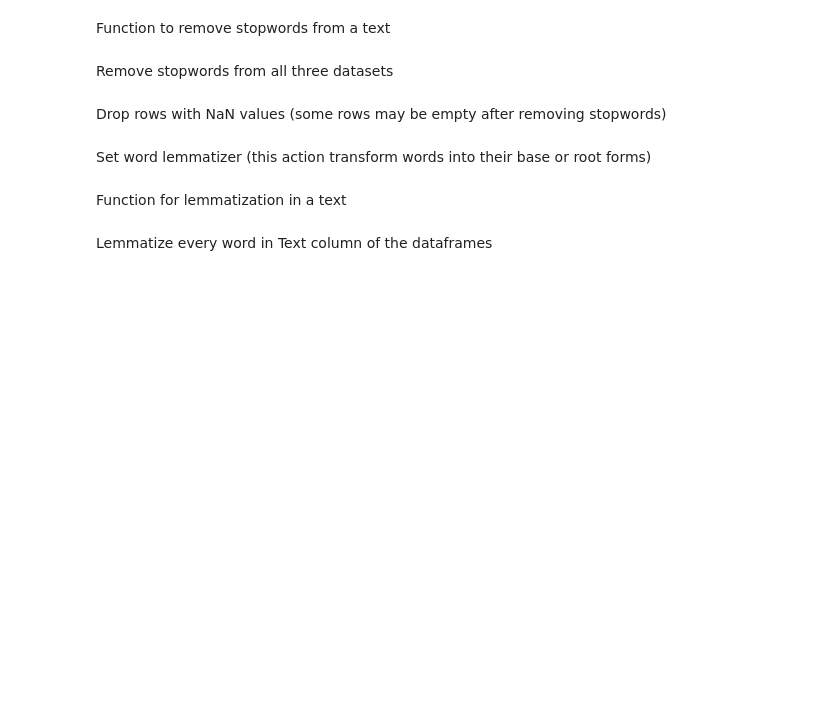
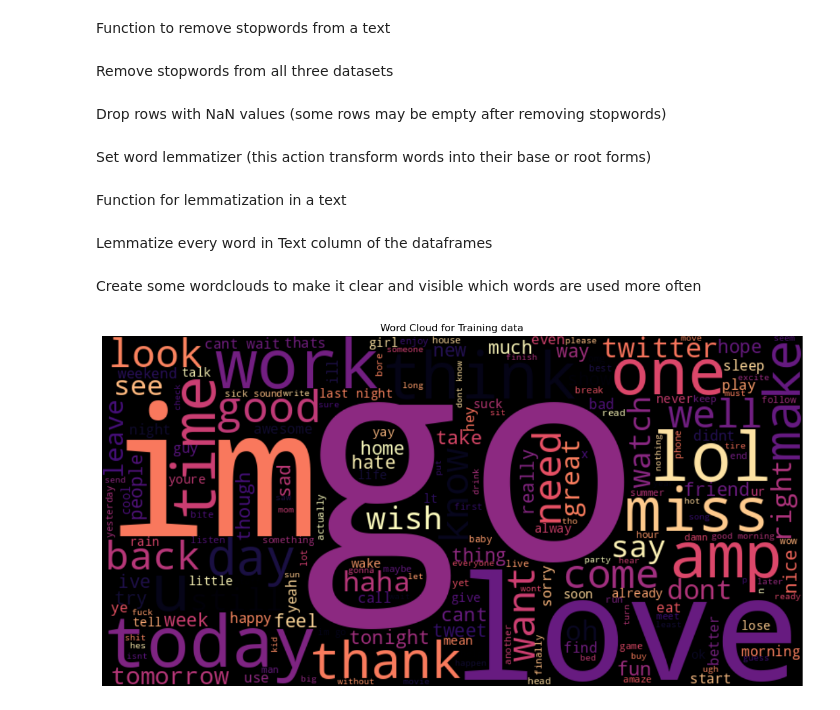
Before and after one commit to ChristinaDiam/Deep_Learning_for_NLP, a Jupyter notebook: Project_1.ipynb, the cells around one changed output. Saved outputs shown, nothing was run; the diff lists cells and outputs as text; code cells hidden in the pictures; blank space fills up the shorter version.

Commit message:
create wordclouds

```diff
--- a/Project_1.ipynb
+++ b/Project_1.ipynb
@@ -161,3 +167,22 @@ Lemmatize every word in Text column of the dataframes
 df_train['Text'] = df_train['Text'].apply(lemmatize_text)
 df_val['Text'] = df_val['Text'].apply(lemmatize_text)
 df_test['Text'] = df_test['Text'].apply(lemmatize_text)
+# %% [markdown]
+Create some wordclouds to make it clear and visible which words are used more often
+# %%
+# Wordcloud for TRAINING DATA
+
+# Combine all text entries into one string
+text = " ".join(df_train['Text'])
+
+# Create a word cloud
+wordcloud = WordCloud(width=800, height=400, background_color='black', colormap='magma').generate(text)
+
+# Show the word cloud
+plt.figure(figsize=(15,8))
+plt.imshow(wordcloud, interpolation='bilinear')
+plt.title("Word Cloud for Training data")
+plt.axis("off")
+plt.show()
+# %% [output]
+[figure, added]
```
Also changed, not shown: parts of 3 cells of this notebook.
